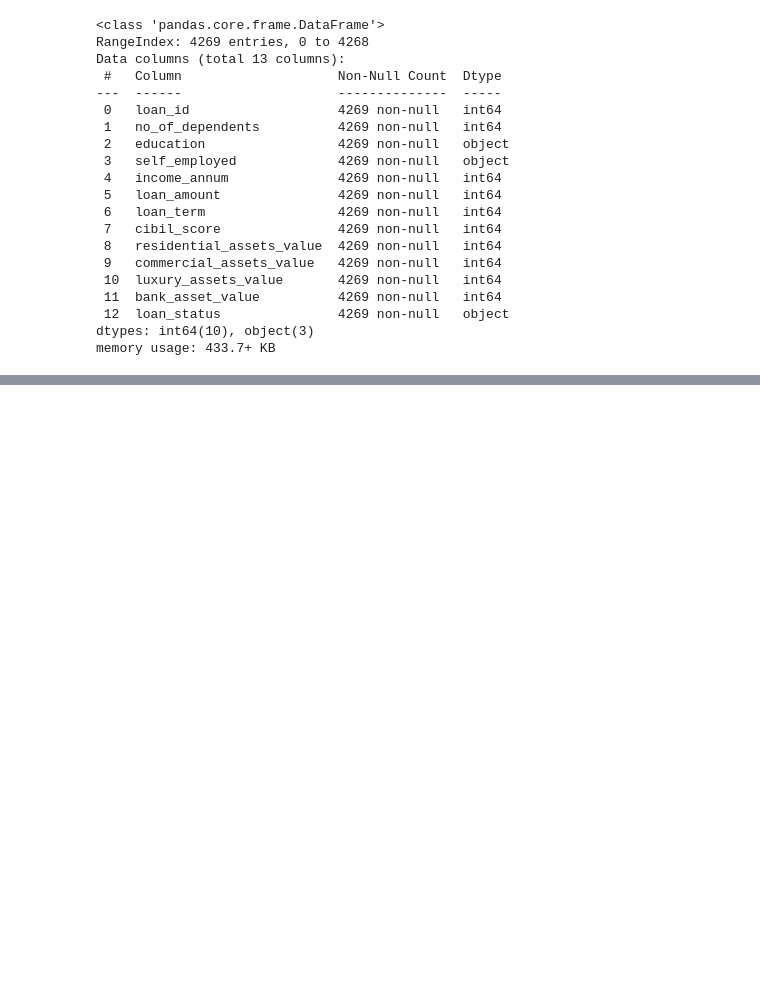
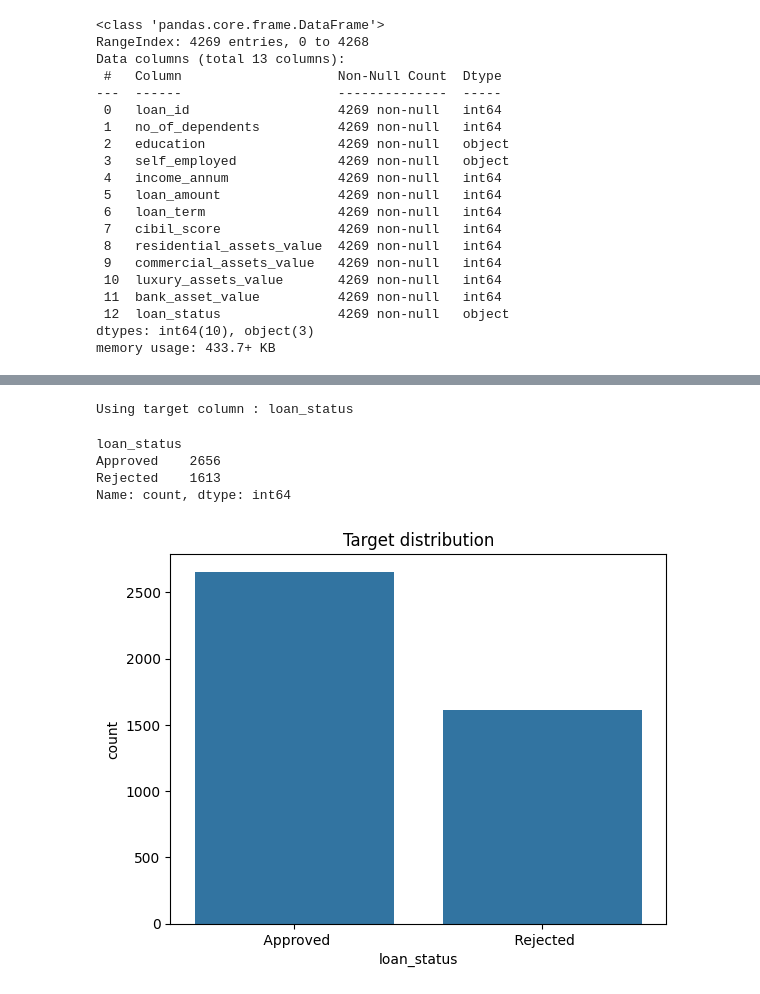
Before and after one commit to dineshtyagi1511/LOAN_APPROVAL_PREDICTION, a Jupyter notebook: analyze.ipynb, the cells around one changed output, grey strips where cells are left out. Saved outputs shown, nothing was run; the diff lists cells and outputs as text; code cells hidden in the pictures; blank space fills up the shorter version.

```diff
--- a/analyze.ipynb
+++ b/analyze.ipynb
@@ -98,3 +98,18 @@ df.describe(include="all")
 | 50% | 2135.000000 | 3.000000 | NaN | NaN | 5.100000e+06 | 1.450000e+07 | 10.000000 | ... |
 | 75% | 3202.000000 | 4.000000 | NaN | NaN | 7.500000e+06 | 2.150000e+07 | 16.000000 | ... |
 | max | 4269.000000 | 5.000000 | NaN | NaN | 9.900000e+06 | 3.950000e+07 | 20.000000 | ... |
+# %%
+target_col = "loan_status"
+# %%
+print("Using target column :",target_col)
+display(df[target_col].value_counts(dropna=False))
+sns.countplot(x=target_col,data=df)
+plt.title("Target distribution")
+plt.show()
+# %% [output]
+Using target column : loan_status
+loan_status
+Approved    2656
+Rejected    1613
+Name: count, dtype: int64
+[figure, added]
```
Also changed, not shown: parts of 63 cells of this notebook, 3 other files.
